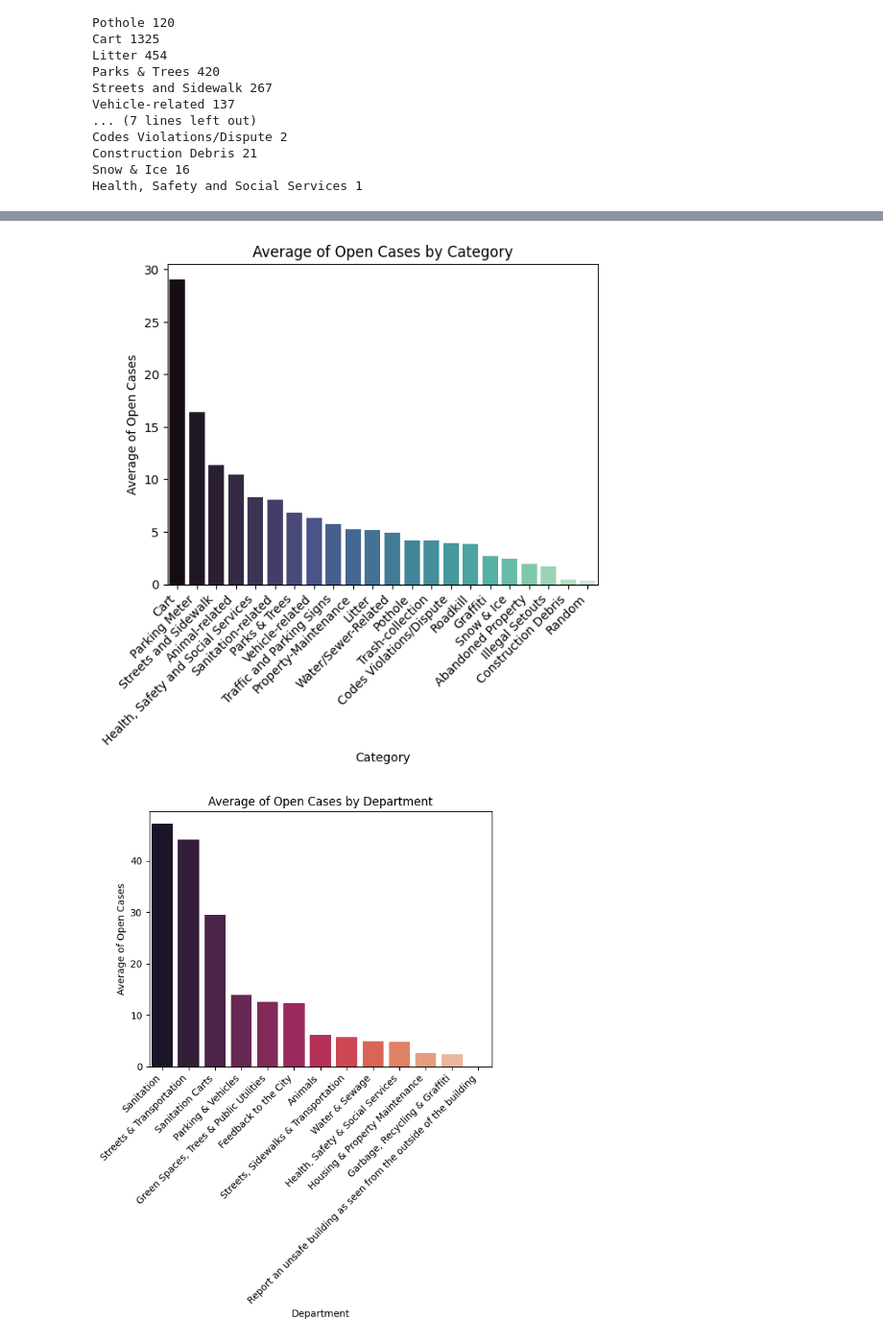
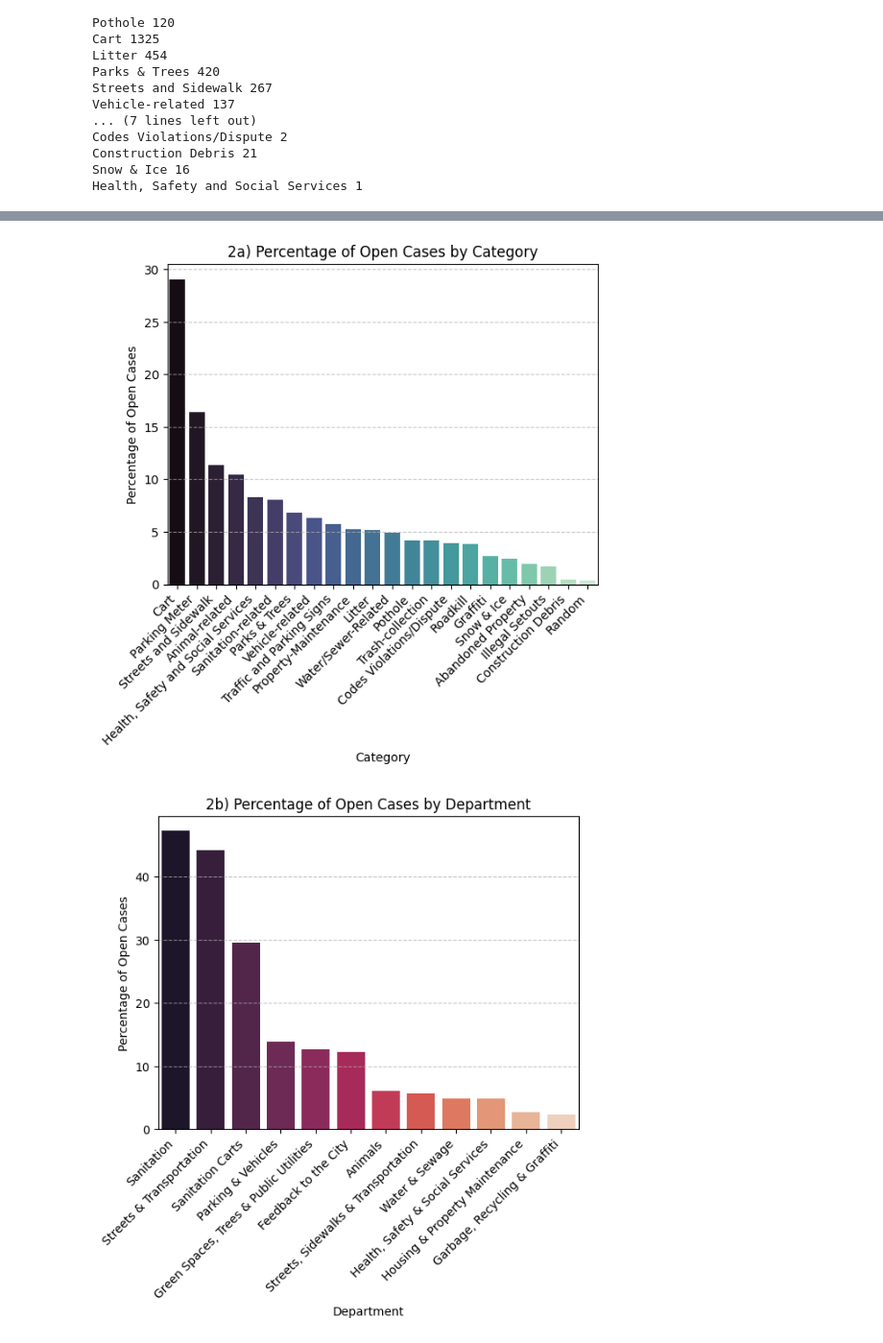
Before and after one commit to Daniwave100/Analyzing-Syracuse-Municipal-Complaint-Resolution, a Jupyter notebook: DataExploration.ipynb, the cells around one changed output, grey strips where cells are left out. Shown at 96% size. Saved outputs shown, nothing was run; the diff lists cells and outputs as text; code cells hidden in the pictures.

Commit message:
finished the graphics. tomorrow finish description

```diff
--- a/DataExploration.ipynb
+++ b/DataExploration.ipynb
@@ -252,44 +283,46 @@ df = pd.DataFrame(categoryPercentages.items(), columns=["Category", "Total Cases
 
 sns.barplot(data=df, x="Category", y="Total Cases", hue="Category", palette="mako", legend=False)
 plt.xticks(rotation=45, ha="right")  # Rotate 45 degrees and align text to the right
-plt.title("Average of Open Cases by Category")
-plt.ylabel("Average of Open Cases")
+plt.title("2a) Percentage of Open Cases by Category")
+plt.ylabel("Percentage of Open Cases")
+plt.grid(axis="y", linestyle="--", alpha=0.7)
 
 plt.show()
 # %% [output]
-[figure, old version]
+[figure, new version]
 # %%
 # now we need to find the average of open cases compared to total number of cases for departments
 
 departmentPercentages = {}
 total_cases = 0
 # get total number of cases per category (including opened and closed cases)
 for department in data["Agency_Name"].unique():
     total_cases = data[data["Agency_Name"] == department].shape[0]  # this will get us the total number of cases per category
     departmentPercentages[department] = total_cases
 
     openCases = departmentNulls[department]
 
     if (total_cases > 0) and total_cases != 1:  # this avoids division by 0
         departmentPercentages[department] = (openCases / total_cases) * 100
     else:
         departmentPercentages[department] = 0
 
 
 import matplotlib.pyplot as plt
 
 # plot Open cases averages by Issue Category
 df = pd.DataFrame(departmentPercentages.items(), columns=["Department", "Open Case Percentage"]).sort_values("Open Case Percentage", ascending=False)
 
 # remove irrelevant departments in df which idk why they're there
-excluded_departments = ["1", "0", "Report a missing traffic/parking sign", "Which of the following best describes your concern?", "Report a maintenance issue"]
+excluded_departments = ["1", "0", "Report a missing traffic/parking sign", "Which of the following best describes your concern?", "Report a maintenance issue", "Report an unsafe building as seen from the outside of the building"]
 df = df[~df["Department"].isin(excluded_departments)]
 
 sns.barplot(data=df, x="Department", y="Open Case Percentage", hue="Department", palette="rocket", legend=False)
 plt.xticks(rotation=45, ha="right")  # Rotate 45 degrees and align text to the right
-plt.title("Average of Open Cases by Department")
-plt.ylabel("Average of Open Cases")
+plt.title("2b) Percentage of Open Cases by Department")
+plt.ylabel("Percentage of Open Cases")
+plt.grid(axis="y", linestyle="--", alpha=0.7)
 
 plt.show()
 # %% [output]
-[figure, old version]
+[figure, new version]
```
Also changed, not shown: parts of 14 cells of this notebook.
